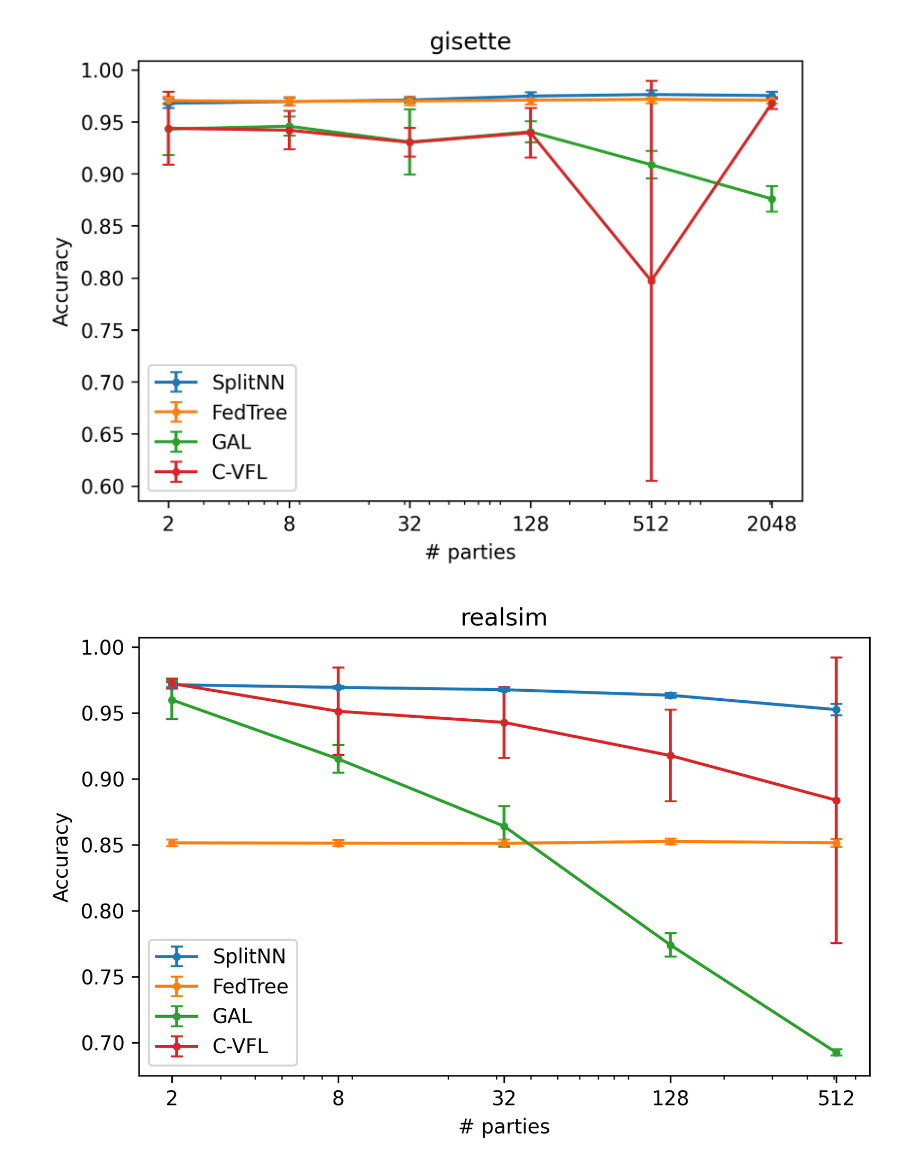
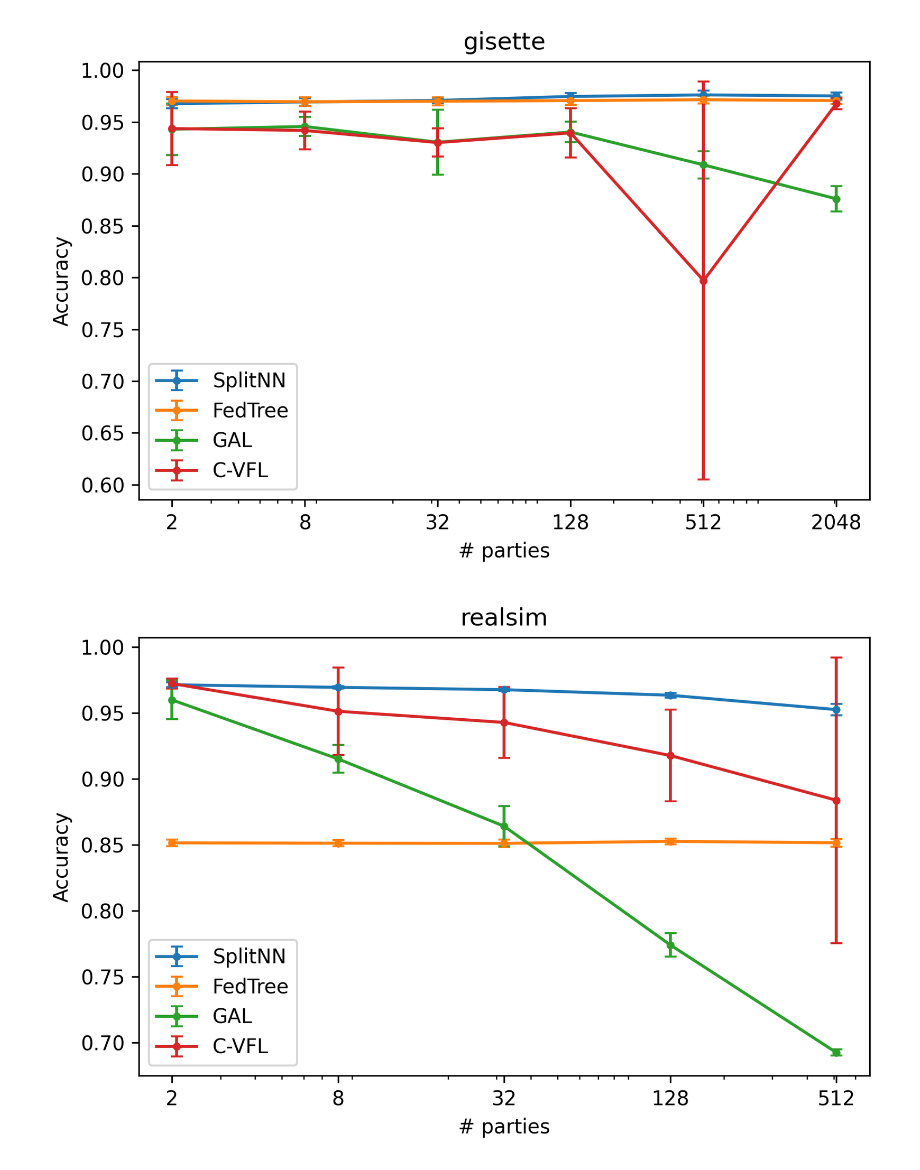
Before and after one commit to Xtra-Computing/VertiBench, a Jupyter notebook: scale_test.ipynb, the cells around one changed output. Saved outputs shown, nothing was run; the diff lists cells and outputs as text; code cells hidden in the pictures.

Commit message:
fix: tight layout

```diff
--- a/scale_test.ipynb
+++ b/scale_test.ipynb
@@ -130,32 +130,34 @@ def draw():
     x = [2, 8, 32, 128, 512]
     y = [np.mean(gal_realsim[key]) for key in x]
     yerr = [np.std(gal_realsim[key]) for key in x]
     # x.insert(1, 4)
     # y.insert(1, 0.9352)
     # yerr.insert(1, 0.0222)
     ax2.errorbar(x, y, yerr=yerr,label="GAL", fmt='.-', capsize=3)
 
     x = [2, 8, 32, 128, 512]
     y = [np.mean(cvfl_realsim[key]) for key in x]
     yerr = [np.std(cvfl_realsim[key]) for key in x]
     # x.insert(1, 4)
     # y.insert(1, 0.8858)
     # yerr.insert(1, 0.1671)
     ax2.errorbar(x, y, yerr=yerr,label="C-VFL", fmt='.-', capsize=3)
 
     ax2.set_title("realsim")
     ax2.set_xlabel("# parties")
     ax2.set_ylabel("Accuracy")
     ax2.set_xscale('log')
     ax2.set_xticks([2, 8, 32, 128, 512])
     ax2.set_xticklabels([2, 8, 32, 128, 512])
     ax2.legend()
+
+    fig1.tight_layout()
     fig2.tight_layout()
 
     fig1.savefig("fig/scale_test_gisette.png", dpi=300)
     fig2.savefig("fig/scale_test_realsim.png", dpi=300)
 
 draw()
 # %% [output]
-[figure, old version]
+[figure, new version]
 [figure]
```
Also changed, not shown: 1 other file.
